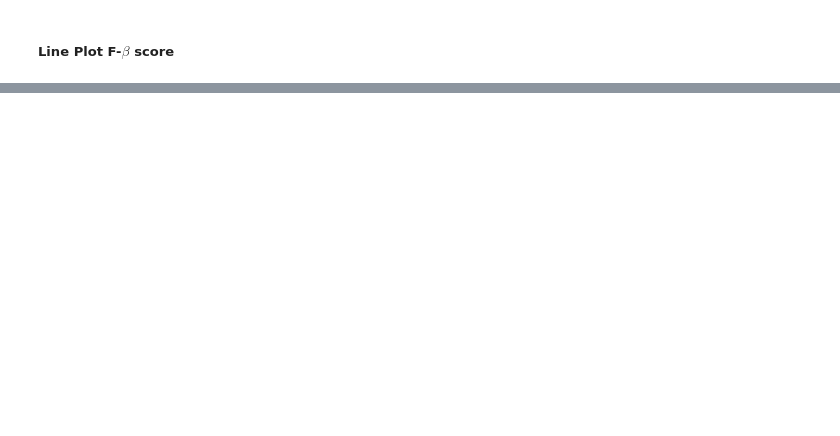
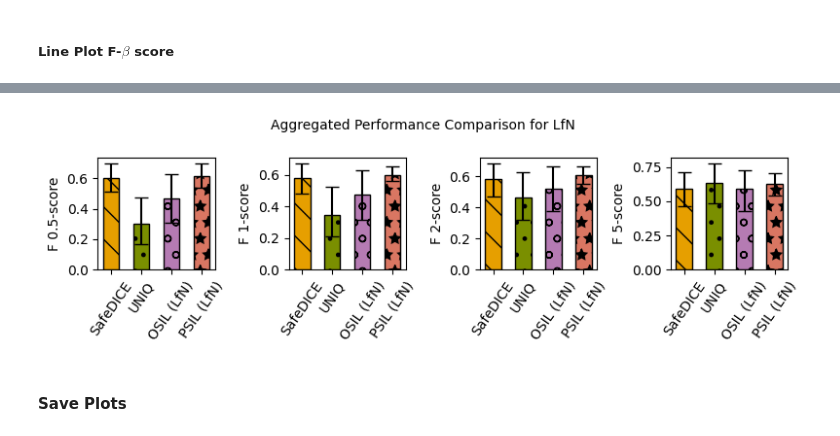
Before and after one commit to returaj/offline_mpc, a Jupyter notebook: dsrl_model/notebooks/safecl_plotting.ipynb, the cells around one changed output, grey strips where cells are left out. Saved outputs shown, nothing was run; the diff lists cells and outputs as text; code cells hidden in the pictures; blank space fills up the shorter version.

```diff
--- a/dsrl_model/notebooks/safecl_plotting.ipynb
+++ b/dsrl_model/notebooks/safecl_plotting.ipynb
@@ -337,5 +315,5 @@ ALGOS = [("bc_union_kl", "BC-Union"), ("ilid_mse_nonorm", "ILID"), ("iqlearn", "
 # %%
-# ALGOS = [("safecl_il_noreg", "SafeCL (wo/ reg)"), ("safecl_il", "SafeCL (w/ reg)")]
+ALGOS = [("safecl_lfp_noreg/traj", "PSIL (wo/ reg)"), ("safecl_lfp/traj", "PSIL (w/ reg)")]
 
 # ALGOS = [("safecl/embd_64_vtemp_1.0_piconst_0.9_wdecay_firsttrans/batch_64_pitemp_0.15/constant_projection", "SafeCL (0.15)"), ("safecl/embd_64_vtemp_1.0_piconst_0.9_wdecay_firsttrans/batch_64_pitemp_0.2/constant_projection", "SafeCL (0.2)"), ("safecl/embd_64_vtemp_1.0_piconst_0.9_wdecay_firsttrans/batch_64_pitemp_0.33/constant_projection", "SafeCL (0.33)"),]
 
@@ -400,8 +382,8 @@ def generate_fbeta_figures(hyperparams, tasks, cost_betas, plot_type='combined')
     num_y = 1 if plot_type == 'combined' else len(cost_betas)
     num_x = len(tasks)
 
-    height = 2.5 if num_y == 1 else num_y * 1.8
-    figsize = (6, height)
+    height = 2.2 if num_y == 1 else num_y * 1.8
+    figsize = (7, height)
     single_fig, single_axs = plt.subplots(num_y, num_x, figsize=figsize, sharex='col')
 
     for y, task in enumerate(tasks):
@@ -460,7 +442,7 @@ def generate_fbeta_figures(hyperparams, tasks, cost_betas, plot_type='combined')
             # algo_mean, algo_lower, algo_upper = means, means - stds, means + stds
 
             _ = plot_error_linebars(
-                algo_mean, algo_lower, algo_upper, labels, task, cost_betas, colors, markers, single_axs[y], fontsize=9,
+                algo_mean, algo_lower, algo_upper, labels, task, cost_betas, colors, markers, single_axs[y], y==0, fontsize=10,
             )
 
         elif plot_type == 'full':
@@ -471,7 +453,7 @@ def generate_fbeta_figures(hyperparams, tasks, cost_betas, plot_type='combined')
                                               colors=colors, markers=markers, title=task.replace("_", " "),
                                               xlabel="training steps " + r"$ \, (\times 10^6)$",
                                               ylabel=beta, axis=axis, is_ylabel=y==0,
-                                              is_xlabel=i==len(cost_betas), is_title=i==0, fontsize=9)
+                                              is_xlabel=i==len(cost_betas), is_title=i==0, fontsize=10)
 
     plt.subplots_adjust(hspace=0.15)
     return single_fig, single_axs
@@ -504,0 +496,8 @@ fig.legend(handles, labels, loc='lower center', bbox_to_anchor=(0.5, 0.89),  nco
+# %%
+##### Trajectory based policy learning #####
+
+# ALGOS = [("bc_union_kl", "BC-Comp"), ("iqlearn", "IQLearn"), ("ilid_mse_nonorm", "ILID"), ("ipl_lfp", "IPL (LfP)"), ("safecl_lfp/traj", "PSIL (LfP)")]
+
+ALGOS = [("safedice", "SafeDICE"), ("uniq", "UNIQ"), ("osil_lfn", "OSIL (LfN)"), ("safecl_lfn/traj", "PSIL (LfN)")]
+
+# ALGOS = [("safedice", "SafeDICE"), ("uniq", "UNIQ"), ("osil", "OSIL (LfP+N)"), ("ipl", "IPL (LfP+N)"), ("safecl/embd_64_piconst_0.9_wdecay_fulltrans/best_maps", "PSIL (LfP+N)"),]
@@ -504,0 +602,24 @@ fig.legend(handles, labels, loc='lower center', bbox_to_anchor=(0.5, 0.89),  nco
+# %%
+hyperparams = "neg_union_full/only_for_reporting"
+
+key = "LfN"
+tasks = ["PointGoal1", "PointCircle2", "CarCircle2", "CarGoal1", "SwimmerVelocity", "AntVelocity", "AntRun", "DroneRun", "DroneCircle", "AntCircle",]
+# tasks = ["PointCircle2", "CarCircle2", "CarGoal1", "SwimmerVelocity", "AntRun", "DroneRun",]
+
+cost_betas = [0.5, 1, 2, 5]
+fig, ax = generate_aggregate_figure(hyperparams, tasks, cost_betas=cost_betas)
+
+title = f"Aggregated Performance Comparison for {key}"
+fig.suptitle(title, fontsize=10)
+
+# # 1. Compress the subplots area tightly to the top 92% of the canvas
+# fig.tight_layout(rect=[0, 0, 1, 0.92])
+
+# # Create a single legend for all subplots
+# fig.legend(handles, labels, loc='lower center', bbox_to_anchor=(0.5, 0.89),  ncol=5, fontsize=10)
+
+fig.tight_layout()
+# %% [output]
+[figure, added]
+# %% [markdown]
+#### Save Plots
```
Also changed, not shown: parts of 15 cells of this notebook.
